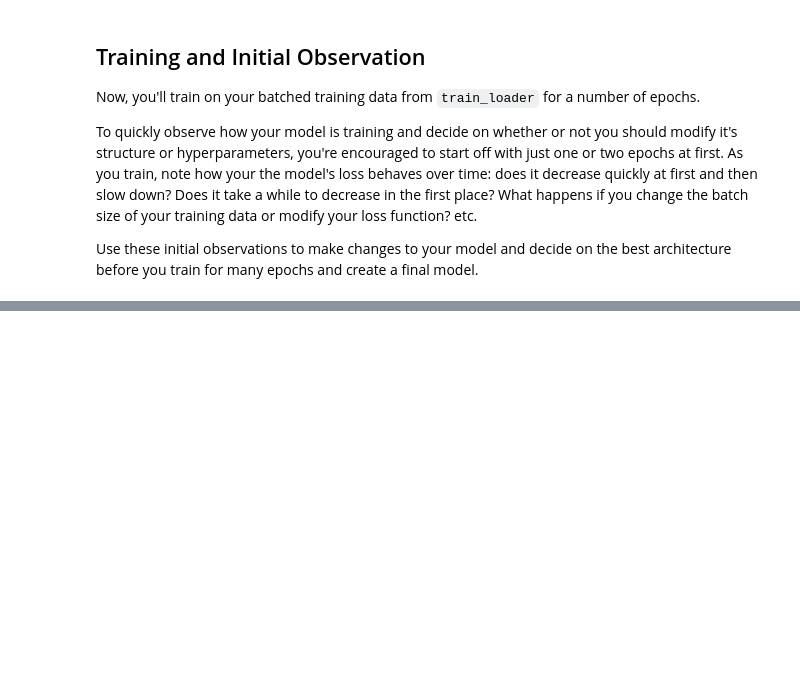
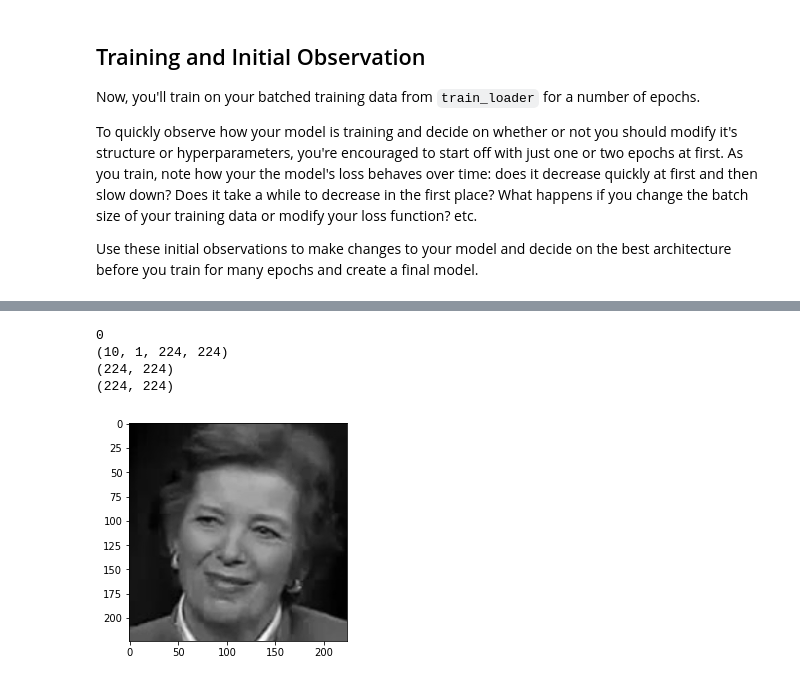
Before and after one commit to enaymerich/Facial-keypoints-detection, a Jupyter notebook: 2. Define the Network Architecture.ipynb, the cells around one changed output, grey strips where cells are left out. Cells and saved outputs as stored; diff of their text form; code cells hidden in the pictures; blank space fills up the shorter version.

Commit message:
First commit of the project

```diff
--- a/2. Define the Network Architecture.ipynb
+++ b/2. Define the Network Architecture.ipynb
@@ -242,14 +25,3 @@ import matplotlib.pyplot as plt
 import matplotlib.image as mpimg
 
 import cv2
-# %%
-key_pts_frame = pd.read_csv('data/training_frames_keypoints.csv')
-
-n = 0
-image_name = key_pts_frame.iloc[n, 0]
-key_pts = key_pts_frame.iloc[n, 1:].as_matrix()
-key_pts = key_pts.astype('float').reshape(-1, 2)
-
-print('Image name: ', image_name)
-print('Landmarks shape: ', key_pts.shape)
-print('First 4 key pts: {}'.format(key_pts[:4]))
@@ -694,0 +680,27 @@ Now that you've defined and trained your model (and saved the best model), you a
+# %%
+import cv2
+
+def get_test_image():
+
+    for i, sample in enumerate(test_loader):
+
+        print(i)
+        images = sample['image']
+        images = images.numpy()
+        print(images.shape)
+
+        plt.imshow(np.squeeze(images[0]), cmap='gray')
+        print(np.squeeze(images[0]).shape)
+
+        # break after first image is tested
+        if i == 0:
+            return np.squeeze(images[0])
+
+image = get_test_image()
+print(image.shape)
+# %% [output]
+0
+(10, 1, 224, 224)
+(224, 224)
+(224, 224)
+[figure, added]
```
Also changed, not shown: parts of 68 cells of this notebook, 2 other files.
